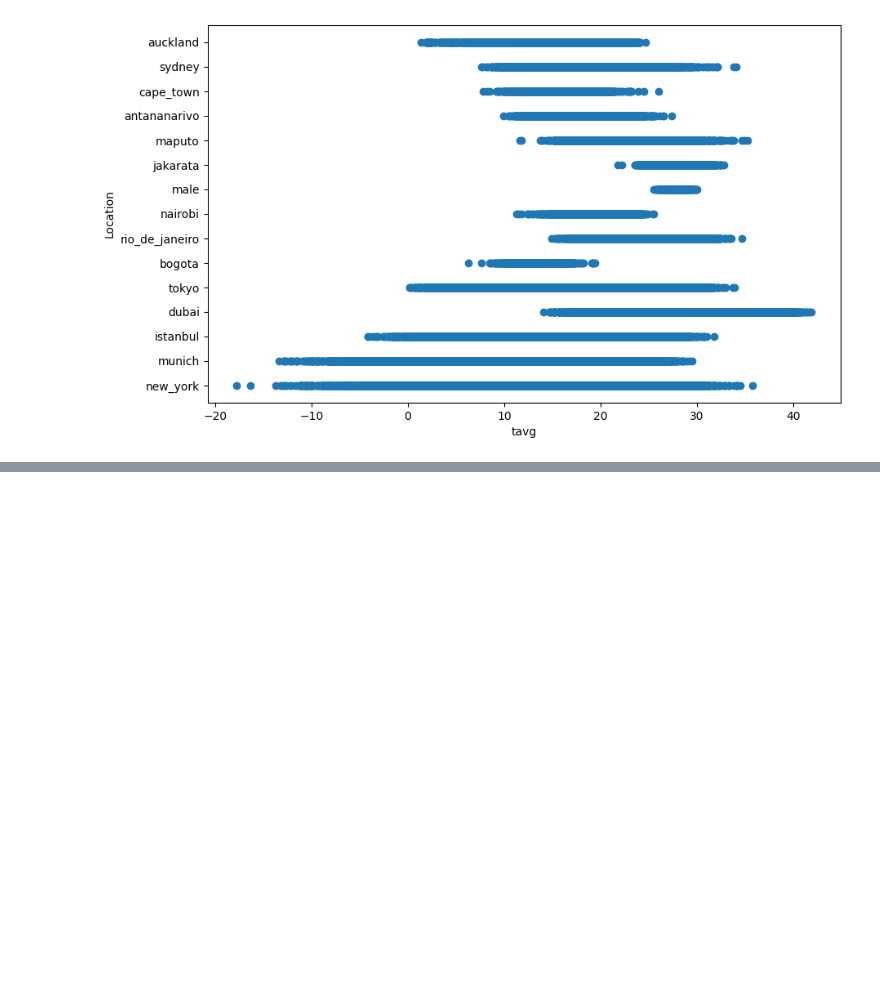
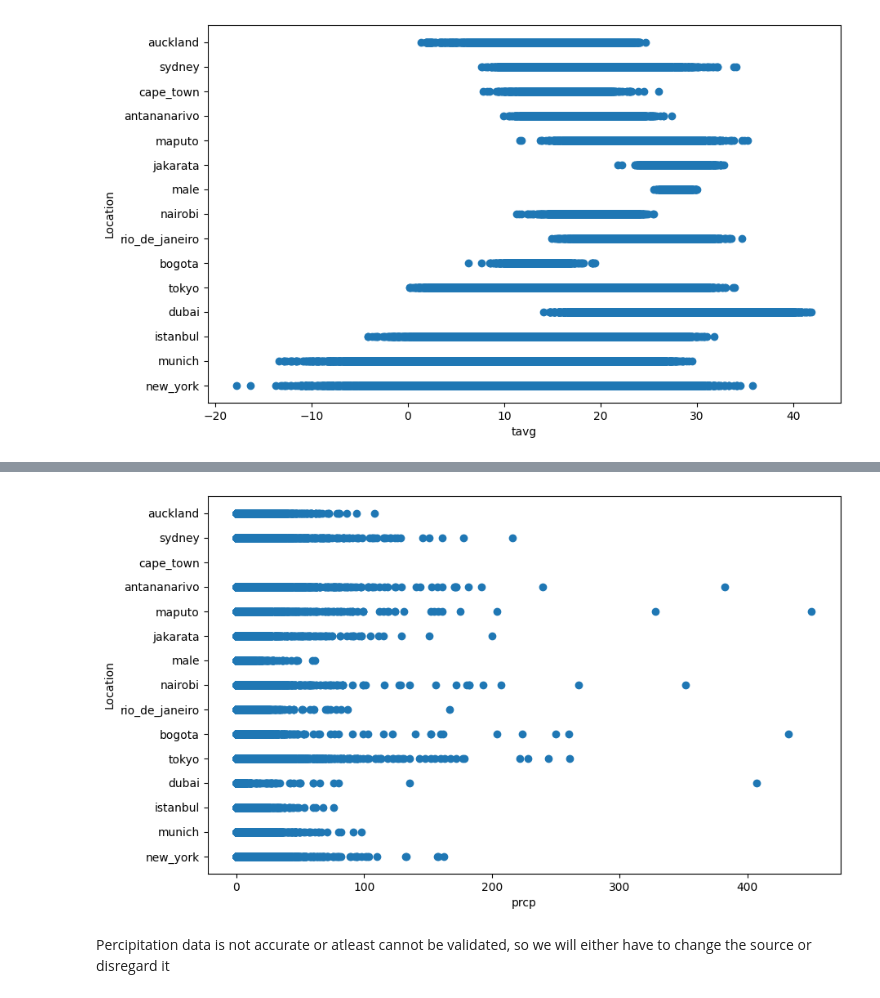
Before and after one commit to Azrael07/WeatherAnalysis, a Jupyter notebook: WeatherAnalysis.ipynb, the cells around one changed output, grey strips where cells are left out. Saved outputs shown, nothing was run; the diff lists cells and outputs as text; code cells hidden in the pictures; blank space fills up the shorter version.

```diff
--- a/WeatherAnalysis.ipynb
+++ b/WeatherAnalysis.ipynb
@@ -418,0 +435,10 @@ plt.show()
+# %%
+fig, ax = plt.subplots(figsize=(10,6))
+ax.scatter(df['prcp'], df['location'])
+ax.set_xlabel('prcp')
+ax.set_ylabel('Location')
+plt.show()
+# %% [output]
+[figure, added]
+# %% [markdown]
+Percipitation data is not accurate or atleast cannot be validated, so we will either have to change the source or disregard it
```
Also changed, not shown: parts of 6 cells of this notebook.
